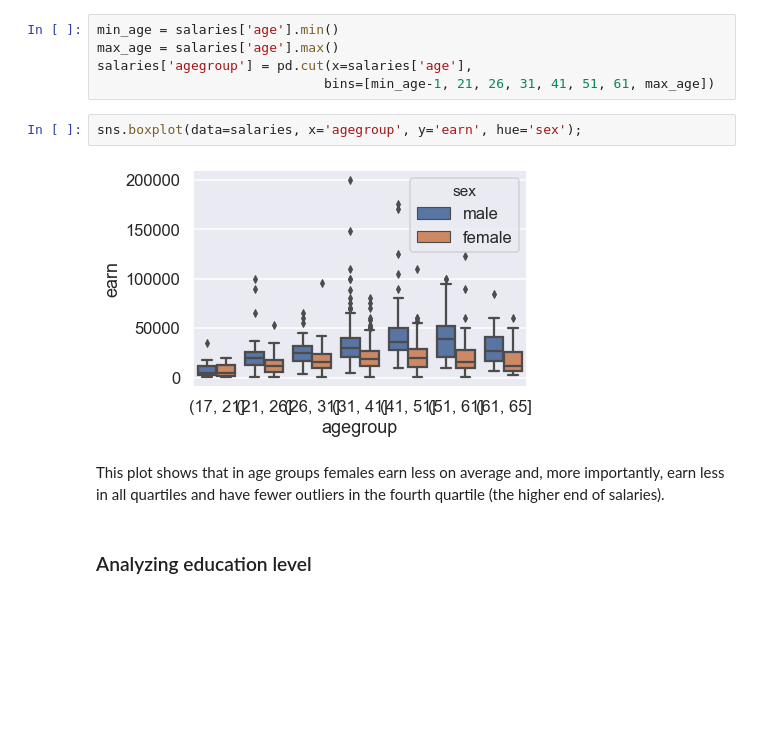
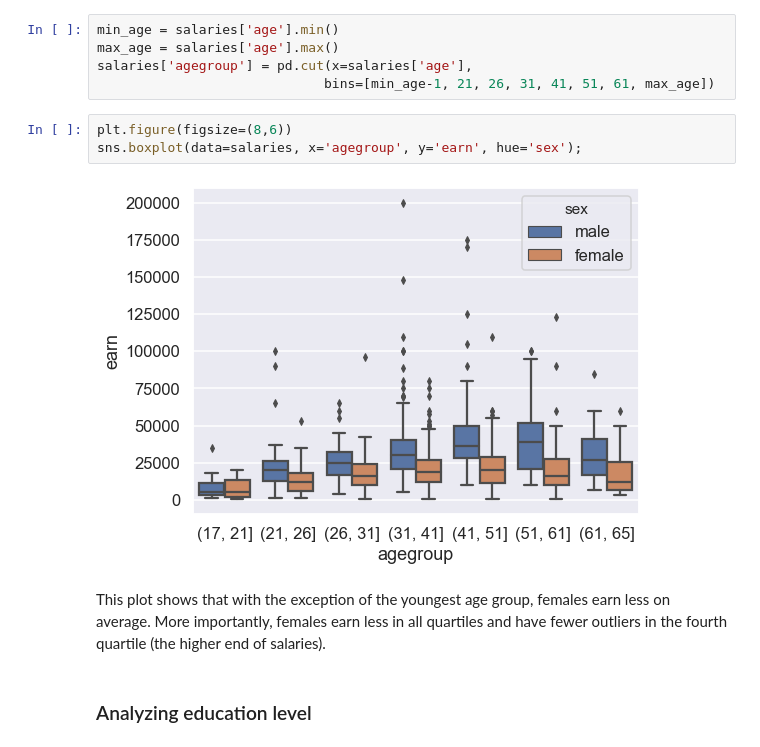
Before and after one commit to fau-masters-collected-works-cgarbin/ieee-icmla-2019-data-science-tutorial, a Jupyter notebook: 2-statistics-and-data-science.ipynb, the cells around one changed output. Cells and saved outputs as stored; diff of their text form; blank space fills up the shorter version.

Commit message:
Improve graph and conclusion of binned age groups

```diff
--- a/2-statistics-and-data-science.ipynb
+++ b/2-statistics-and-data-science.ipynb
@@ -248,11 +248,12 @@ max_age = salaries['age'].max()
 salaries['agegroup'] = pd.cut(x=salaries['age'],
                              bins=[min_age-1, 21, 26, 31, 41, 51, 61, max_age])
 # %%
+plt.figure(figsize=(8,6))
 sns.boxplot(data=salaries, x='agegroup', y='earn', hue='sex');
 # %% [output]
-[figure, old version]
+[figure, new version]
 # %% [markdown]
-This plot shows that in age groups females earn less on average and, more importantly, earn less in all quartiles and have fewer outliers in the fourth quartile (the higher end of salaries).
+This plot shows that with the exception of the youngest age group, females earn less on average. More importantly, females earn less in all quartiles and have fewer outliers in the fourth quartile (the higher end of salaries).
 # %% [markdown]
 ### Analyzing education level
 # %%
```
